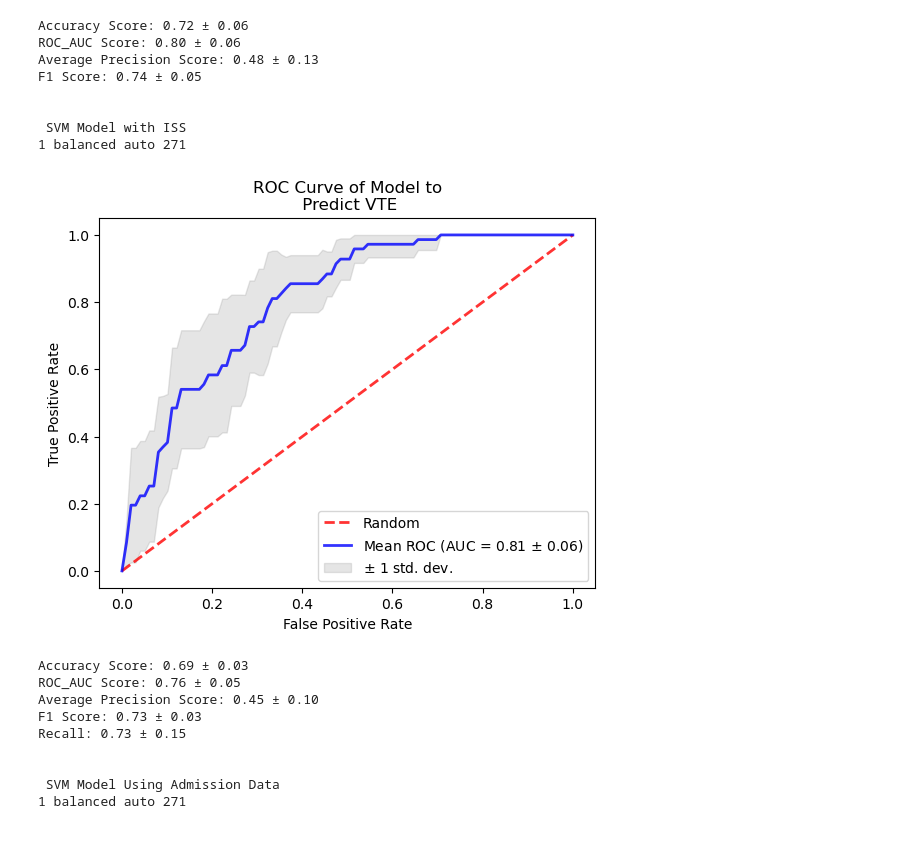
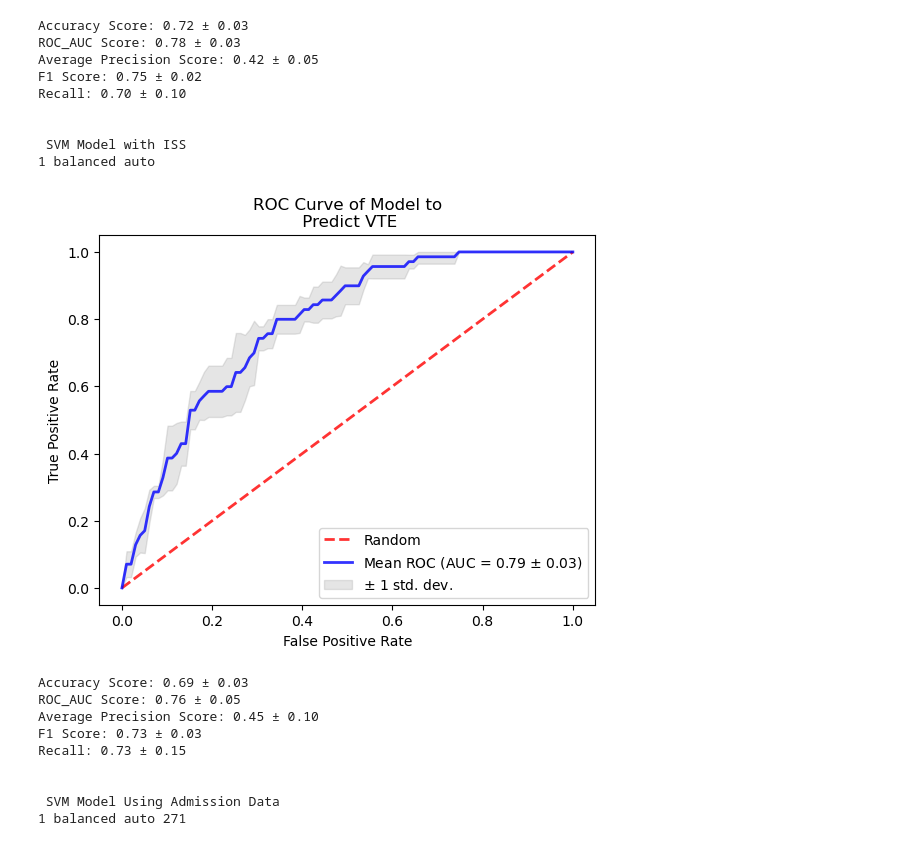
Before and after one commit to Ramborang/Capstone, a Jupyter notebook: Model with Optimized Parameters.ipynb, the cells around one changed output. Cells and saved outputs as stored; diff of their text form; code cells hidden in the pictures.

```diff
--- a/Model with Optimized Parameters.ipynb
+++ b/Model with Optimized Parameters.ipynb
@@ -21,12 +21,16 @@ from sklearn import model_selection
 import shap
 shap.initjs()
 
+#importing Neural Network (MLPClassifier) and Naive Bayes (GaussianNB)
+from sklearn.naive_bayes import GaussianNB
+from sklearn.neural_network import MLPClassifier
+
 
 
 # get data and set random_state
 data = pd.read_excel("park_DODdata.xlsx")
-#random.seed(7)
-#random_state = random.randrange(1, 5000)
+random.seed(7)
+random_state = random.randrange(1, 500)
 
 # Convert BMI_grp to readable format (39)
 data.bmi_grp.replace(('1. <25', '2. 25-29.9', '3. 30+'), (2, 1, 0), inplace = True)
@@ -297,7 +294,7 @@ No data for colormapping provided via 'c'. Parameters 'vmin', 'vmax' will be ign
 # %%
 # Let's see what happens when we include injury severity score
 # Set explanatory variables
-X = data.iloc[:,3:8]
+X = data.loc[:,['age_at_injury','bmi','day_1_any_surg','first_ppp_ttpeak','iss']]
 
 # preprocessing scale
 scaler = StandardScaler().fit(X)
@@ -305,41 +302,40 @@ X = scaler.transform(X)
 # %%
 # iterate the random_state
 max_AUROC = 0
 
-for random_state in range(250,272):
-    for gamma in ['scale', 'auto']:
-        C = 1
-        for weight in ['balanced', {1:2}, {1:3}, {1:4}]:
-            while C <= 2:
-                cv = StratifiedKFold(n_splits = 3, random_state = random_state, shuffle = True)
-                classifier = svm.SVC(kernel = "rbf", random_state = random_state, class_weight = weight, C=C, gamma = gamma)
-                score = cross_val_score(classifier, X, y, cv = cv, scoring = 'roc_auc')
-                if score.mean() > max_AUROC:
-                    max_AUROC = score.mean()
-                    max_gamma = gamma
-                    max_weight = weight
-                    max_C = C
-                    max_random_state = random_state
-                C += 0.1
-cv = StratifiedKFold(n_splits = 3, random_state = max_random_state, shuffle = True)
-classifier = svm.SVC(kernel = "rbf", random_state = max_random_state, class_weight = max_weight, C=max_C, gamma = max_gamma)
+for gamma in ['scale', 'auto']:
+    C = 1
+    for weight in ['balanced', {1:2}, {1:3}, {1:4}]:
+        while C <= 2:
+            cv = StratifiedKFold(n_splits = 3, random_state = random_state, shuffle = True)
+            classifier = svm.SVC(kernel = "rbf", random_state = random_state, class_weight = weight, C=C, gamma = gamma)
+            score = cross_val_score(classifier, X, y, cv = cv, scoring = 'roc_auc')
+            if score.mean() > max_AUROC:
+                max_AUROC = score.mean()
+                max_gamma = gamma
+                max_weight = weight
+                max_C = C
+            C += 0.1
+cv = StratifiedKFold(n_splits = 3, random_state = random_state, shuffle = True)
+classifier = svm.SVC(kernel = "rbf", random_state = random_state, class_weight = max_weight, C=max_C, gamma = max_gamma)
 
 # SVM modle with ISS
 classifier = svm.SVC(kernel = "rbf", random_state = random_state, class_weight = "balanced", C = 1.4, gamma = "scale")
 Scores(cv, classifier, X, y)
 print("\n\n SVM Model with ISS")
-print(max_C, max_weight, max_gamma, max_random_state)
+print(max_C, max_weight, max_gamma)
 Curve(cv, classifier, X, y)
 # %% [output]
-Accuracy Score: 0.72 ± 0.06
-ROC_AUC Score: 0.80 ± 0.06
-Average Precision Score: 0.48 ± 0.13
-F1 Score: 0.74 ± 0.05
+Accuracy Score: 0.72 ± 0.03
+ROC_AUC Score: 0.78 ± 0.03
+Average Precision Score: 0.42 ± 0.05
+F1 Score: 0.75 ± 0.02
+Recall: 0.70 ± 0.10
 
 
  SVM Model with ISS
-1 balanced auto 271
+1 balanced auto
-[figure, old version]
+[figure, new version]
 # %%
 ###################################################################################################################
 # Admission data analysis using SVM
```
Also changed, not shown: parts of 5 cells of this notebook.
